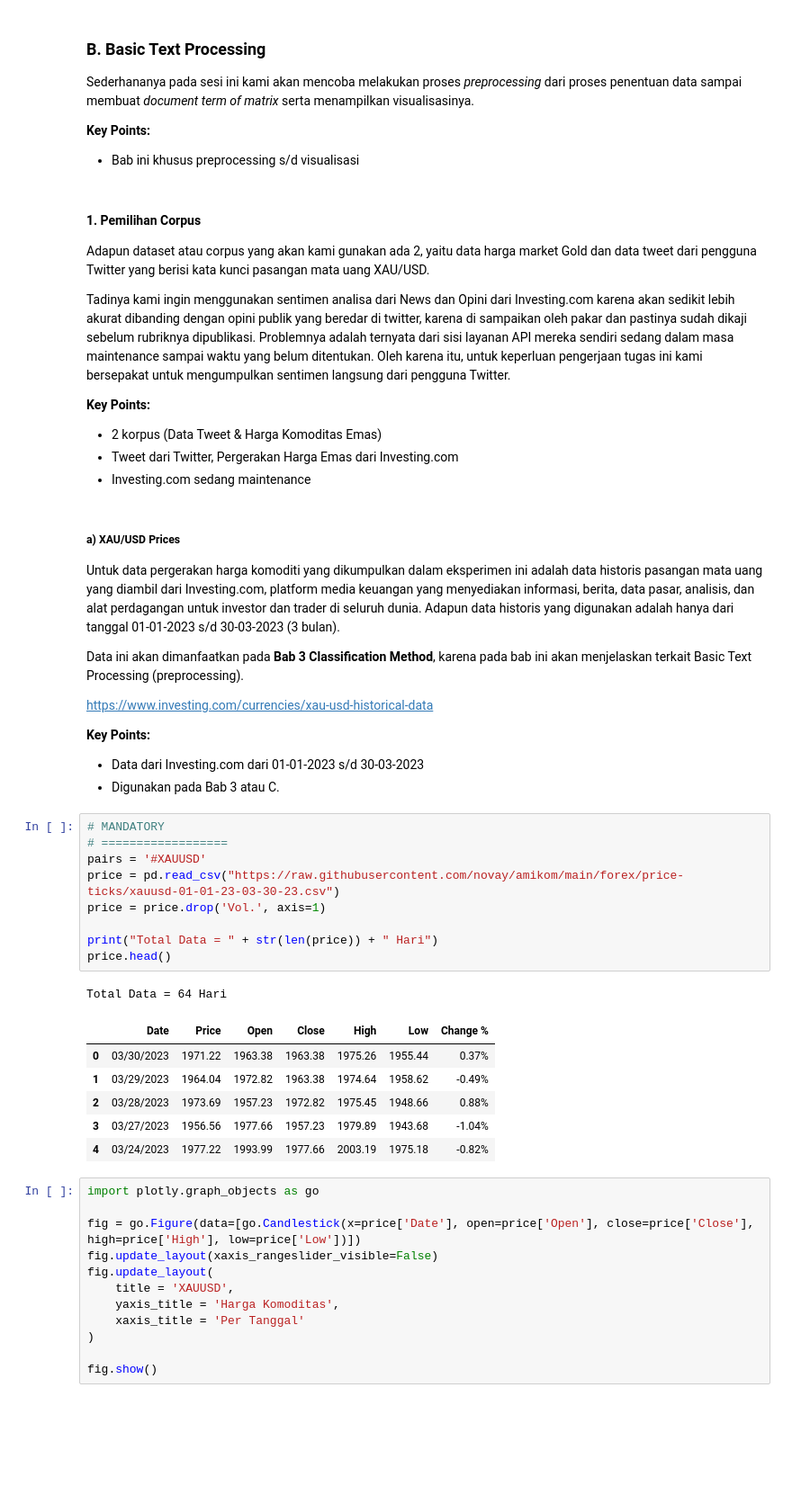
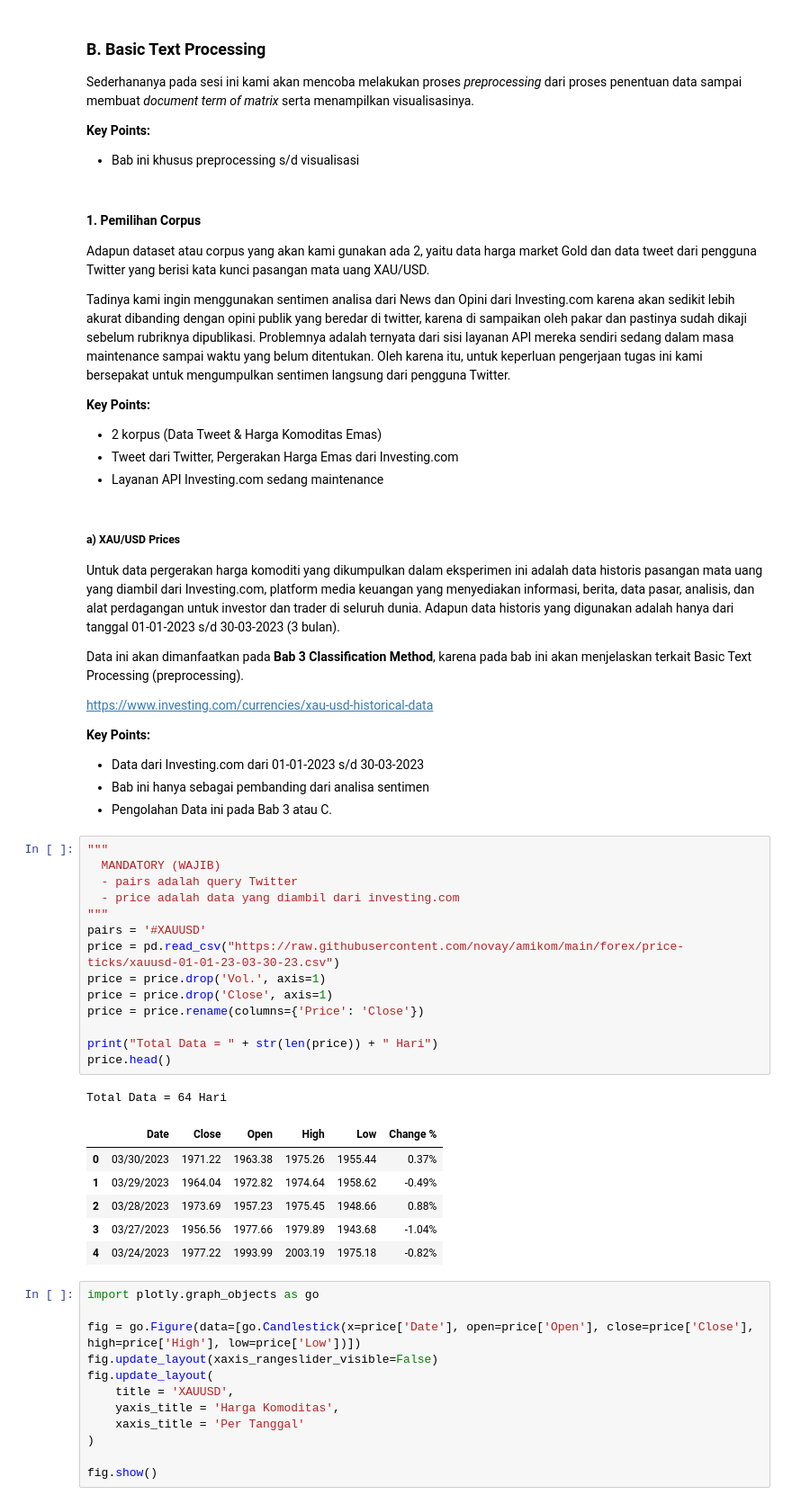
Before and after one commit to novay/amikom, a Jupyter notebook: nlp2_classification.ipynb, the cells around one changed output. Shown at 90% size. Cells and saved outputs as stored; diff of their text form; blank space fills up the shorter version.

```diff
--- a/nlp2_classification.ipynb
+++ b/nlp2_classification.ipynb
@@ -86,7 +83,7 @@ Tadinya kami ingin menggunakan sentimen analisa dari News dan Opini dari Investi
 **Key Points:**<br/>
 - 2 korpus (Data Tweet & Harga Komoditas Emas)
 - Tweet dari Twitter, Pergerakan Harga Emas dari Investing.com
-- Investing.com sedang maintenance
+- Layanan API Investing.com sedang maintenance
 # %% [markdown]
 ##### **a) XAU/USD Prices**<br/>
 Untuk data pergerakan harga komoditi yang dikumpulkan dalam eksperimen ini adalah data historis pasangan mata uang yang diambil dari Investing.com, platform media keuangan yang menyediakan informasi, berita, data pasar, analisis, dan alat perdagangan untuk investor dan trader di seluruh dunia. Adapun data historis yang digunakan adalah hanya dari tanggal 01-01-2023 s/d 30-03-2023 (3 bulan).
@@ -97,24 +94,30 @@ https://www.investing.com/currencies/xau-usd-historical-data
 
 **Key Points:**<br/>
 - Data dari Investing.com dari 01-01-2023 s/d 30-03-2023
-- Digunakan pada Bab 3 atau C.
+- Bab ini hanya sebagai pembanding dari analisa sentimen
+- Pengolahan Data ini pada Bab 3 atau C.
 # %%
-# MANDATORY
-# ==================
+"""
+  MANDATORY (WAJIB)
+  - pairs adalah query Twitter
+  - price adalah data yang diambil dari investing.com
+"""
 pairs = '#XAUUSD'
 price = pd.read_csv("https://raw.githubusercontent.com/novay/amikom/main/forex/price-ticks/xauusd-01-01-23-03-30-23.csv")
 price = price.drop('Vol.', axis=1)
+price = price.drop('Close', axis=1)
+price = price.rename(columns={'Price': 'Close'})
 
 print("Total Data = " + str(len(price)) + " Hari")
 price.head()
 # %% [output]
 Total Data = 64 Hari
-|  | Date | Price | Open | Close | High | Low | Change % |
-| 0 | 03/30/2023 | 1971.22 | 1963.38 | 1963.38 | 1975.26 | 1955.44 | 0.37% |
-| 1 | 03/29/2023 | 1964.04 | 1972.82 | 1963.38 | 1974.64 | 1958.62 | -0.49% |
-| 2 | 03/28/2023 | 1973.69 | 1957.23 | 1972.82 | 1975.45 | 1948.66 | 0.88% |
-| 3 | 03/27/2023 | 1956.56 | 1977.66 | 1957.23 | 1979.89 | 1943.68 | -1.04% |
-| 4 | 03/24/2023 | 1977.22 | 1993.99 | 1977.66 | 2003.19 | 1975.18 | -0.82% |
+|  | Date | Close | Open | High | Low | Change % |
+| 0 | 03/30/2023 | 1971.22 | 1963.38 | 1975.26 | 1955.44 | 0.37% |
+| 1 | 03/29/2023 | 1964.04 | 1972.82 | 1974.64 | 1958.62 | -0.49% |
+| 2 | 03/28/2023 | 1973.69 | 1957.23 | 1975.45 | 1948.66 | 0.88% |
+| 3 | 03/27/2023 | 1956.56 | 1977.66 | 1979.89 | 1943.68 | -1.04% |
+| 4 | 03/24/2023 | 1977.22 | 1993.99 | 2003.19 | 1975.18 | -0.82% |
 # %%
 import plotly.graph_objects as go
 
```
Also changed, not shown: parts of 53 cells of this notebook.
